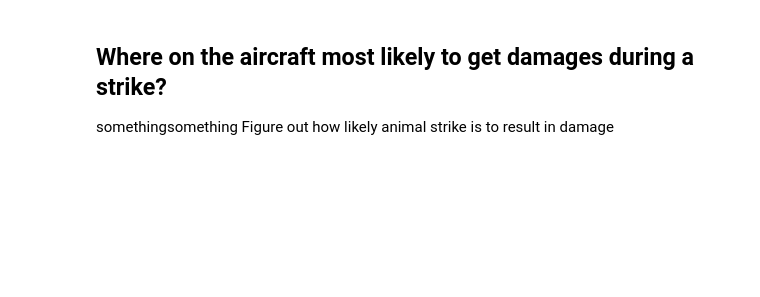
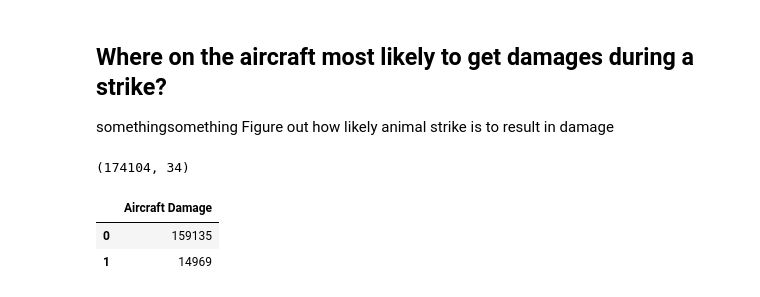
Before and after one commit to jagnoor/Aircraft-Wildlife-Strikes, a Jupyter notebook: planeVsBird_2.ipynb, the cells around one changed output. Saved outputs shown, nothing was run; the diff lists cells and outputs as text; code cells hidden in the pictures; blank space fills up the shorter version.

```diff
--- a/planeVsBird_2.ipynb
+++ b/planeVsBird_2.ipynb
@@ -231,3 +250,11 @@ damage_subset_df = df[["Airport ID","Radome Strike","Radome Damage","Windshield
+# %%
+print(damage_subset_df.shape)
+damage_subset_df["Aircraft Damage"].value_counts().to_frame()
+# %% [output]
+(174104, 34)
+|  | Aircraft Damage |
+| 0 | 159135 |
+| 1 | 14969 |
 # %%
 stk_dmg_totals =damage_subset_df[["Radome Strike","Radome Damage","Windshield Strike","Windshield Damage","Nose Strike","Nose Damage","Engine1 Strike","Engine1 Damage","Engine2 Strike","Engine2 Damage","Engine3 Strike","Engine3 Damage","Engine4 Strike","Engine4 Damage","Engine Ingested","Propeller Strike","Propeller Damage","Wing or Rotor Strike","Wing or Rotor Damage","Fuselage Strike","Fuselage Damage","Landing Gear Strike","Landing Gear Damage","Tail Strike","Tail Damage","Lights Strike","Lights Damage","Other Strike","Other Damage"]].sum()
 stk_dmg_totals = stk_dmg_totals.to_frame()
```
Also changed, not shown: parts of 10 cells of this notebook.
